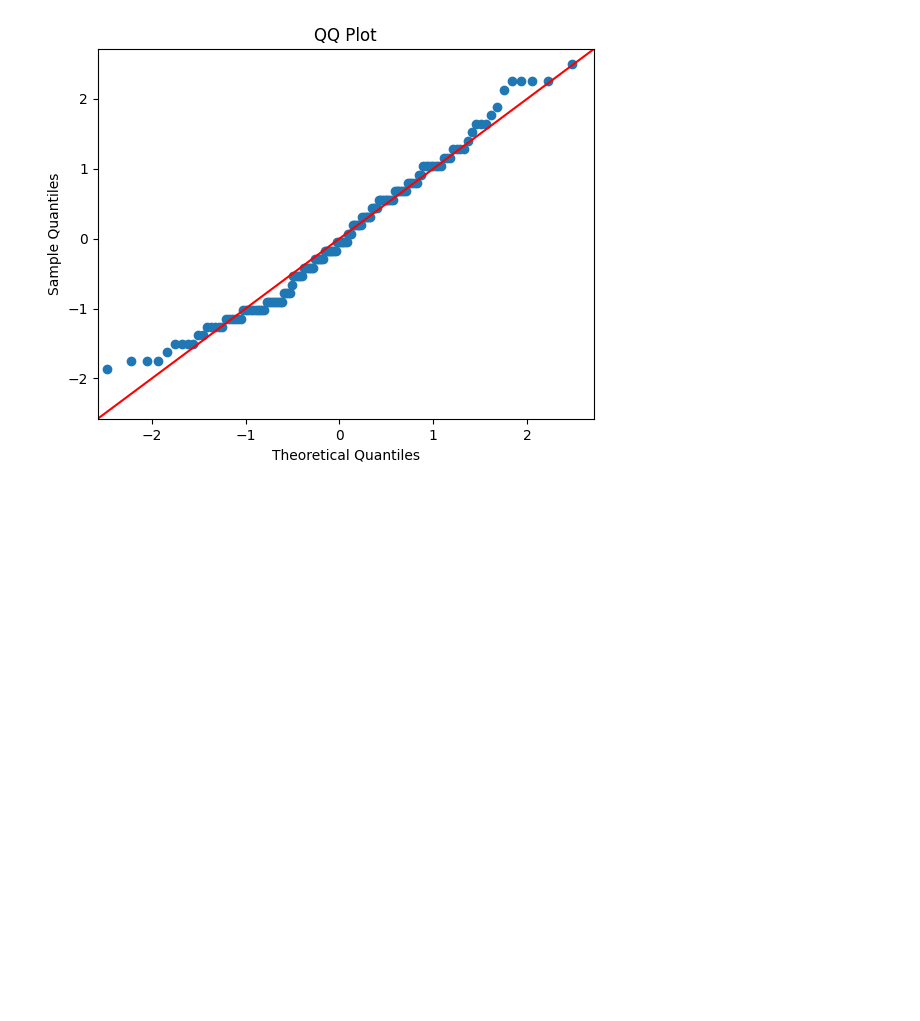
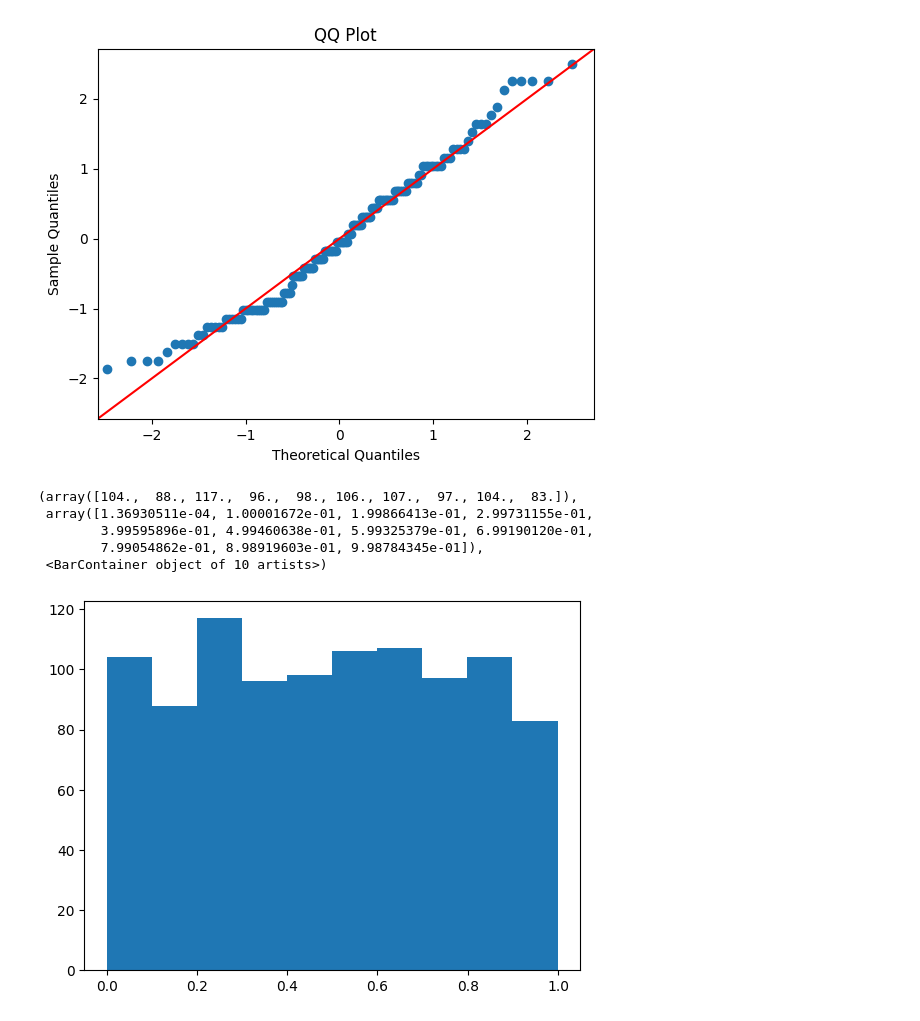
Before and after one commit to Muqtarali/Maths-for-Machine-Learning, a Jupyter notebook: Probability_Distributionsa(QQ plot).ipynb, the cells around one changed output. Saved outputs shown, nothing was run; the diff lists cells and outputs as text; code cells hidden in the pictures; blank space fills up the shorter version.

```diff
--- a/Probability_Distributionsa(QQ plot).ipynb
+++ b/Probability_Distributionsa(QQ plot).ipynb
@@ -57,3 +57,21 @@ plt.ylabel('Sample Quantiles')
 plt.show()
 # %% [output]
 [figure]
+# %%
+import numpy as np
+import scipy.stats as stats
+import statsmodels.api as sm
+import matplotlib.pyplot as plt
+
+# Generate a set of random data
+x = np.random.uniform(low=0, high=1, size=1000)
+# %%
+plt.hist(x,bins=10)
+#
+# %% [output]
+(array([104.,  88., 117.,  96.,  98., 106., 107.,  97., 104.,  83.]),
+ array([1.36930511e-04, 1.00001672e-01, 1.99866413e-01, 2.99731155e-01,
+        3.99595896e-01, 4.99460638e-01, 5.99325379e-01, 6.99190120e-01,
+        7.99054862e-01, 8.98919603e-01, 9.98784345e-01]),
+ <BarContainer object of 10 artists>)
+[figure, added]
```
Also changed, not shown: parts of 13 cells of this notebook.
